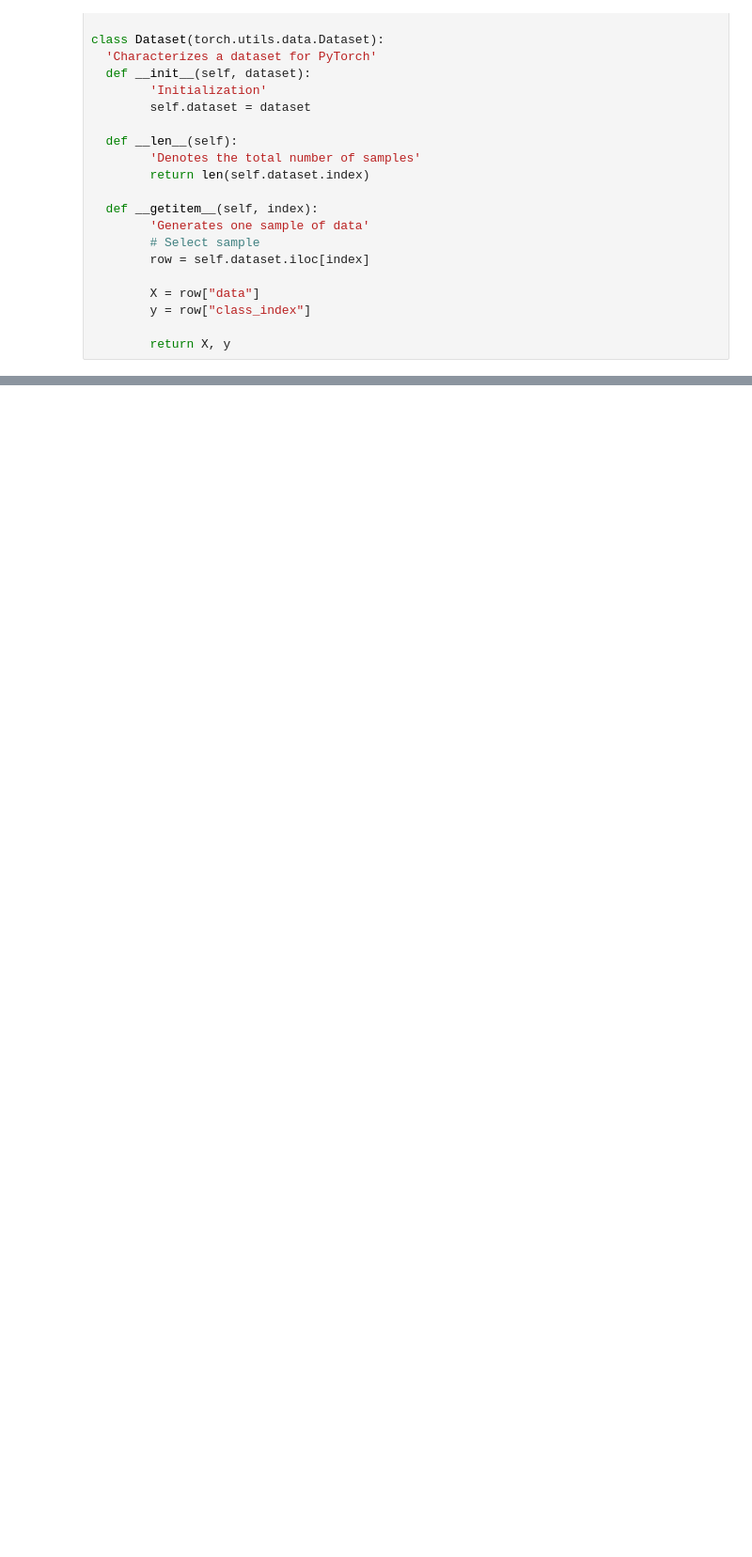
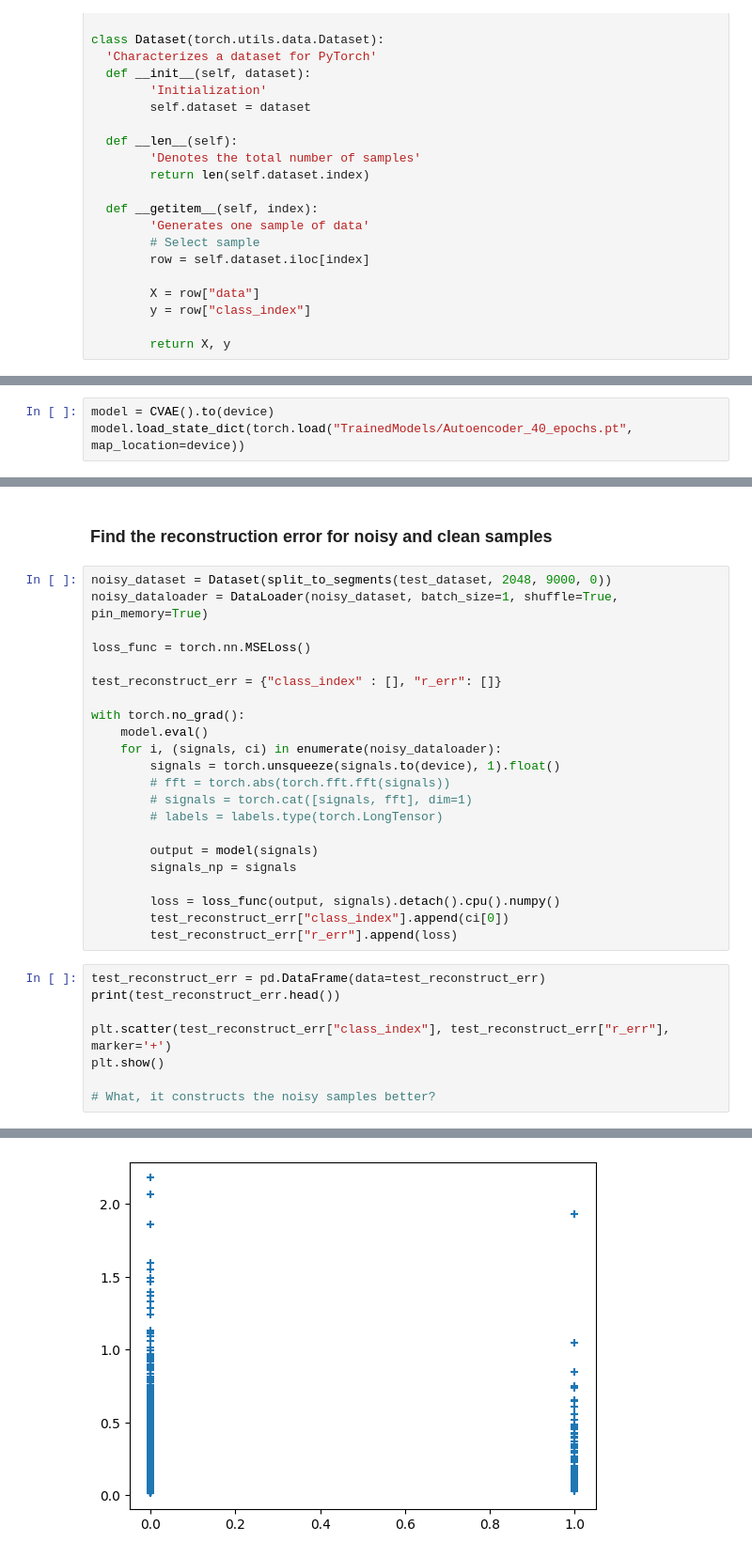
Before and after one commit to daniel347/ecg-signal-quality, a Jupyter notebook: ConvolutionalAutoencoder.ipynb, the cells around one changed output, grey strips where cells are left out. Shown at 94% size. Drawn from its saved outputs; the diff is of its cells as text; blank space fills up the shorter version.

```diff
--- a/ConvolutionalAutoencoder.ipynb
+++ b/ConvolutionalAutoencoder.ipynb
@@ -386,0 +418,3 @@ RuntimeError: The size of tensor a (2081) must match the size of tensor b (2048)
+# %%
+model = CVAE().to(device)
+model.load_state_dict(torch.load("TrainedModels/Autoencoder_40_epochs.pt", map_location=device))
@@ -386,0 +550,33 @@ RuntimeError: The size of tensor a (2081) must match the size of tensor b (2048)
+# %% [markdown]
+### Find the reconstruction error for noisy and clean samples
+# %%
+noisy_dataset = Dataset(split_to_segments(test_dataset, 2048, 9000, 0))
+noisy_dataloader = DataLoader(noisy_dataset, batch_size=1, shuffle=True, pin_memory=True)
+
+loss_func = torch.nn.MSELoss()
+
+test_reconstruct_err = {"class_index" : [], "r_err": []}
+
+with torch.no_grad():
+    model.eval()
+    for i, (signals, ci) in enumerate(noisy_dataloader):
+        signals = torch.unsqueeze(signals.to(device), 1).float()
+        # fft = torch.abs(torch.fft.fft(signals))
+        # signals = torch.cat([signals, fft], dim=1)
+        # labels = labels.type(torch.LongTensor)
+
+        output = model(signals)
+        signals_np = signals
+
+        loss = loss_func(output, signals).detach().cpu().numpy()
+        test_reconstruct_err["class_index"].append(ci[0])
+        test_reconstruct_err["r_err"].append(loss)
+# %%
+test_reconstruct_err = pd.DataFrame(data=test_reconstruct_err)
+print(test_reconstruct_err.head())
+
+plt.scatter(test_reconstruct_err["class_index"], test_reconstruct_err["r_err"], marker='+')
+plt.show()
+
+# What, it constructs the noisy samples better?
+# %% [output]
@@ -386,0 +589 @@ RuntimeError: The size of tensor a (2081) must match the size of tensor b (2048)
+[figure, added]
```
Also changed, not shown: parts of 16 cells of this notebook, 2 other files.
